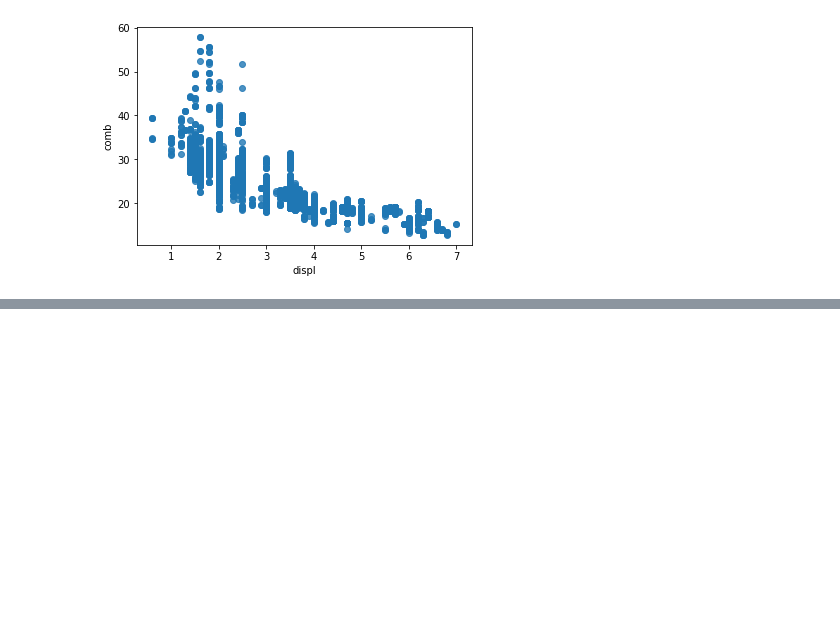
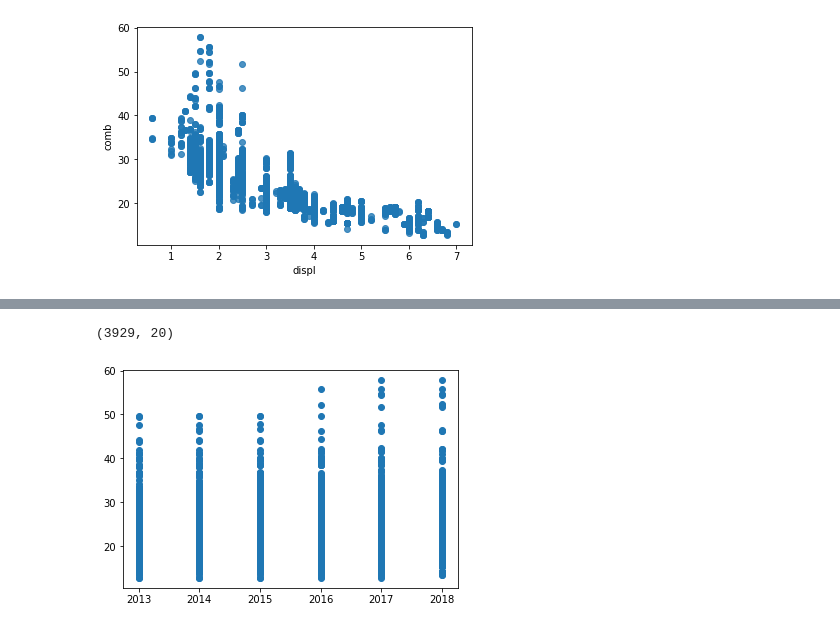
Before and after one commit to bbrcnx/udacity_ai_foundation, a Jupyter notebook: Matplotlib and Seaborn.ipynb, the cells around one changed output, grey strips where cells are left out. Saved outputs shown, nothing was run; the diff lists cells and outputs as text; code cells hidden in the pictures; blank space fills up the shorter version.

```diff
--- a/Matplotlib and Seaborn.ipynb
+++ b/Matplotlib and Seaborn.ipynb
@@ -465,0 +497,9 @@ Note that the x- and y- values can be set as Series or arrays directly, instead
+# %%
+fuel_econ = pd.read_csv('fuel_econ.csv')
+print(fuel_econ.shape)
+# %% [output]
+(3929, 20)
+# %%
+plt.scatter(data= fuel_econ, x ='year', y = 'comb');
+# %% [output]
+[figure, added]
```
Also changed, not shown: parts of 9 cells of this notebook, 6 other files.
